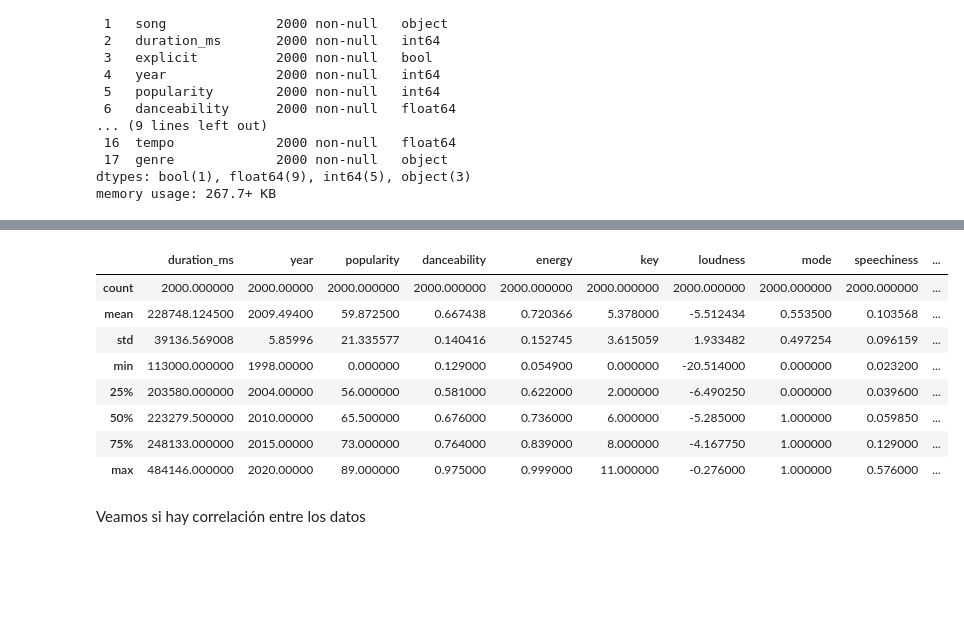
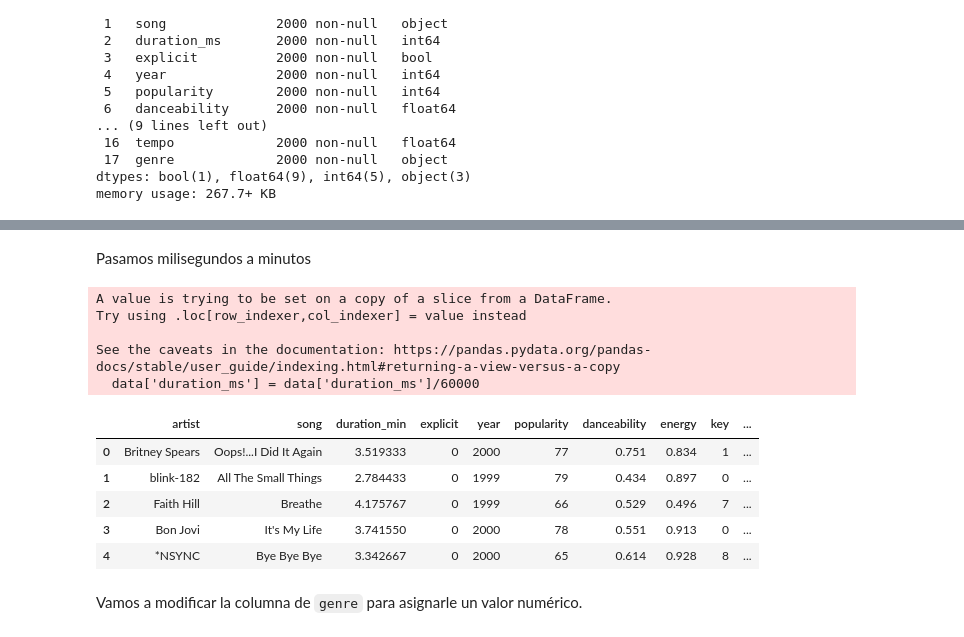
Before and after one commit to semilun4/Data-Science, a Jupyter notebook: Proyecto_DS1.ipynb, the cells around one changed output, grey strips where cells are left out. Saved outputs shown, nothing was run; the diff lists cells and outputs as text; code cells hidden in the pictures; blank space fills up the shorter version.

```diff
--- a/Proyecto_DS1.ipynb
+++ b/Proyecto_DS1.ipynb
@@ -19,5 +21,5 @@ Data
 # %%
-csv = pd.read_csv("./Dataset/songs.csv")
+csv = pd.read_csv("./Data/songs.csv")
 # Renonmbramos para mantener la original
 data = csv
 # Visualizacion de la data
@@ -59,0 +92,4 @@ Veamos una descripción más estadística de los datos numéricos
+# %%
+data = data.drop_duplicates()
+# Nos quedan 1941 datos
+data.shape
@@ -59,0 +102,3 @@ Veamos una descripción más estadística de los datos numéricos
+# %%
+data['explicit'] = [1 if nc else 0 for nc in data['explicit']]
+data.head()
@@ -60,14 +117,25 @@ Veamos una descripción más estadística de los datos numéricos
+# %% [markdown]
+Pasamos milisegundos a minutos
+# %%
+data['duration_ms'] = data['duration_ms']/60000
+data.columns = ['artist', 'song', 'duration_min', 'explicit', 'year', 'popularity',
+       'danceability', 'energy', 'key', 'loudness', 'mode', 'speechiness',
+       'acousticness', 'instrumentalness', 'liveness', 'valence', 'tempo',
+       'genre']
+# %% [output]
+A value is trying to be set on a copy of a slice from a DataFrame.
+Try using .loc[row_indexer,col_indexer] = value instead
+
+See the caveats in the documentation: https://pandas.pydata.org/pandas-docs/stable/user_guide/indexing.html#returning-a-view-versus-a-copy
+  data['duration_ms'] = data['duration_ms']/60000
 # %%
-data.describe()
+data.head()
 # %% [output]
-|  | duration_ms | year | popularity | danceability | energy | key | loudness | mode | speechiness | ... |
-| count | 2000.000000 | 2000.00000 | 2000.000000 | 2000.000000 | 2000.000000 | 2000.000000 | 2000.000000 | 2000.000000 | 2000.000000 | ... |
-| mean | 228748.124500 | 2009.49400 | 59.872500 | 0.667438 | 0.720366 | 5.378000 | -5.512434 | 0.553500 | 0.103568 | ... |
-| std | 39136.569008 | 5.85996 | 21.335577 | 0.140416 | 0.152745 | 3.615059 | 1.933482 | 0.497254 | 0.096159 | ... |
-| min | 113000.000000 | 1998.00000 | 0.000000 | 0.129000 | 0.054900 | 0.000000 | -20.514000 | 0.000000 | 0.023200 | ... |
-| 25% | 203580.000000 | 2004.00000 | 56.000000 | 0.581000 | 0.622000 | 2.000000 | -6.490250 | 0.000000 | 0.039600 | ... |
-| 50% | 223279.500000 | 2010.00000 | 65.500000 | 0.676000 | 0.736000 | 6.000000 | -5.285000 | 1.000000 | 0.059850 | ... |
-| 75% | 248133.000000 | 2015.00000 | 73.000000 | 0.764000 | 0.839000 | 8.000000 | -4.167750 | 1.000000 | 0.129000 | ... |
-| max | 484146.000000 | 2020.00000 | 89.000000 | 0.975000 | 0.999000 | 11.000000 | -0.276000 | 1.000000 | 0.576000 | ... |
+|  | artist | song | duration_min | explicit | year | popularity | danceability | energy | key | ... |
+| 0 | Britney Spears | Oops!...I Did It Again | 3.519333 | 0 | 2000 | 77 | 0.751 | 0.834 | 1 | ... |
+| 1 | blink-182 | All The Small Things | 2.784433 | 0 | 1999 | 79 | 0.434 | 0.897 | 0 | ... |
+| 2 | Faith Hill | Breathe | 4.175767 | 0 | 1999 | 66 | 0.529 | 0.496 | 7 | ... |
+| 3 | Bon Jovi | It's My Life | 3.741550 | 0 | 2000 | 78 | 0.551 | 0.913 | 0 | ... |
+| 4 | *NSYNC | Bye Bye Bye | 3.342667 | 0 | 2000 | 65 | 0.614 | 0.928 | 8 | ... |
-# %% [markdown]
-Veamos si hay correlación entre los datos
+# %% [markdown]
+Vamos a modificar la columna de `genre` para asignarle un valor numérico.
```
Also changed, not shown: parts of 54 cells of this notebook.
